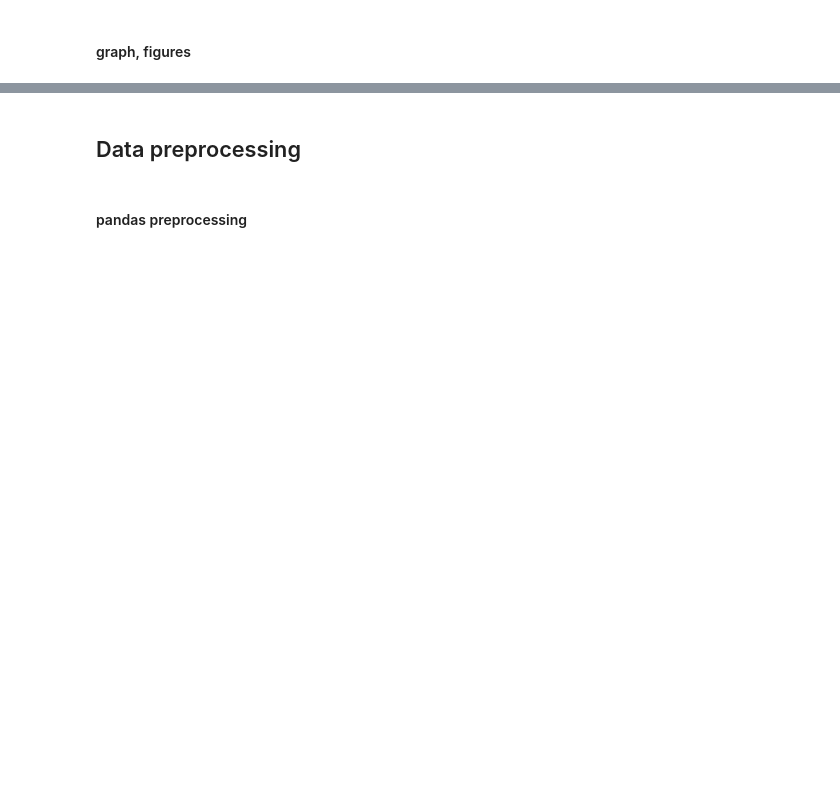
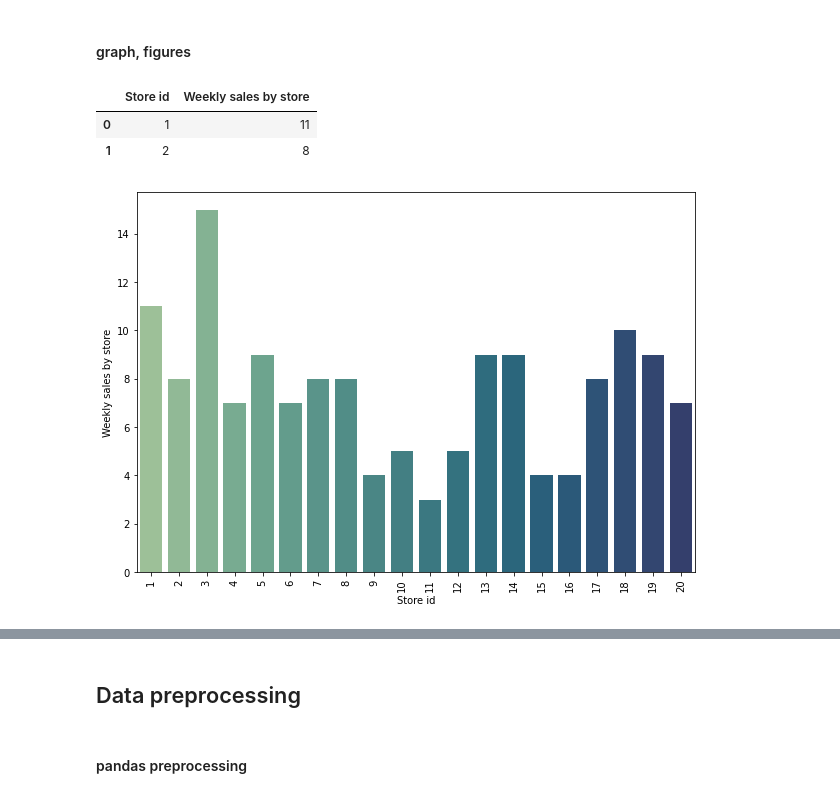
Before and after one commit to MKrouma/Jedha_Walmart-Rate-Uber, a Jupyter notebook: Walmart/notebook/part1_featureEngineering.ipynb, the cells around one changed output, grey strips where cells are left out. Cells and saved outputs as stored; diff of their text form; code cells hidden in the pictures; blank space fills up the shorter version.

```diff
--- a/Walmart/notebook/part1_featureEngineering.ipynb
+++ b/Walmart/notebook/part1_featureEngineering.ipynb
@@ -9,4 +11,8 @@ import pandas as pd
 from IPython.display import display
+# %%
+# sns
+color_palette = ['#265952', '#DFCEEB', '#DBDE2F', '#45201E', '#c7ac92', '#a44a3f']
+sns.set_palette(sns.color_palette(color_palette))
 # %% [markdown]
 ## EDA
 # %% [markdown]
@@ -57,2 +77,20 @@ None
 # %% [markdown]
 #### graph, figures
+# %%
+# store
+walmart_store_df = pd.DataFrame(walmart_df.groupby(["Store"]).size()).reset_index()
+walmart_store_df = walmart_store_df.rename(columns={0: "Weekly sales by store",
+                                                    "Store" : "Store id"})
+walmart_store_df["Store id"] = walmart_store_df["Store id"].astype(int)
+display(walmart_store_df.head(2))
+
+# graph
+plt.figure(figsize=(10,7))
+ax = sns.barplot(x="Store id", y="Weekly sales by store", data=walmart_store_df, palette="crest")
+ax.tick_params(axis='x', rotation=90)
+plt.show()
+# %% [output]
+|  | Store id | Weekly sales by store |
+| 0 | 1 | 11 |
+| 1 | 2 | 8 |
+[figure, added]
```
Also changed, not shown: parts of 6 cells of this notebook, 3 other files.
